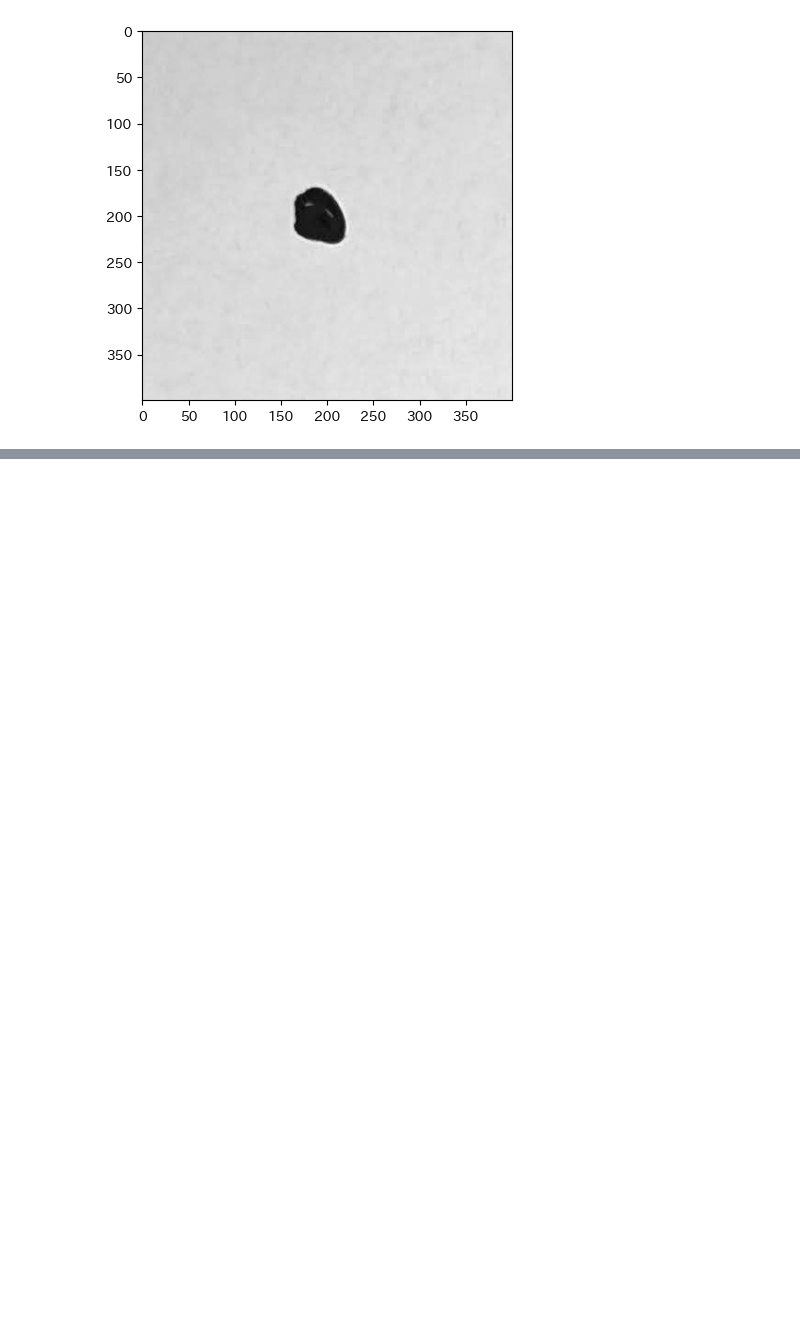
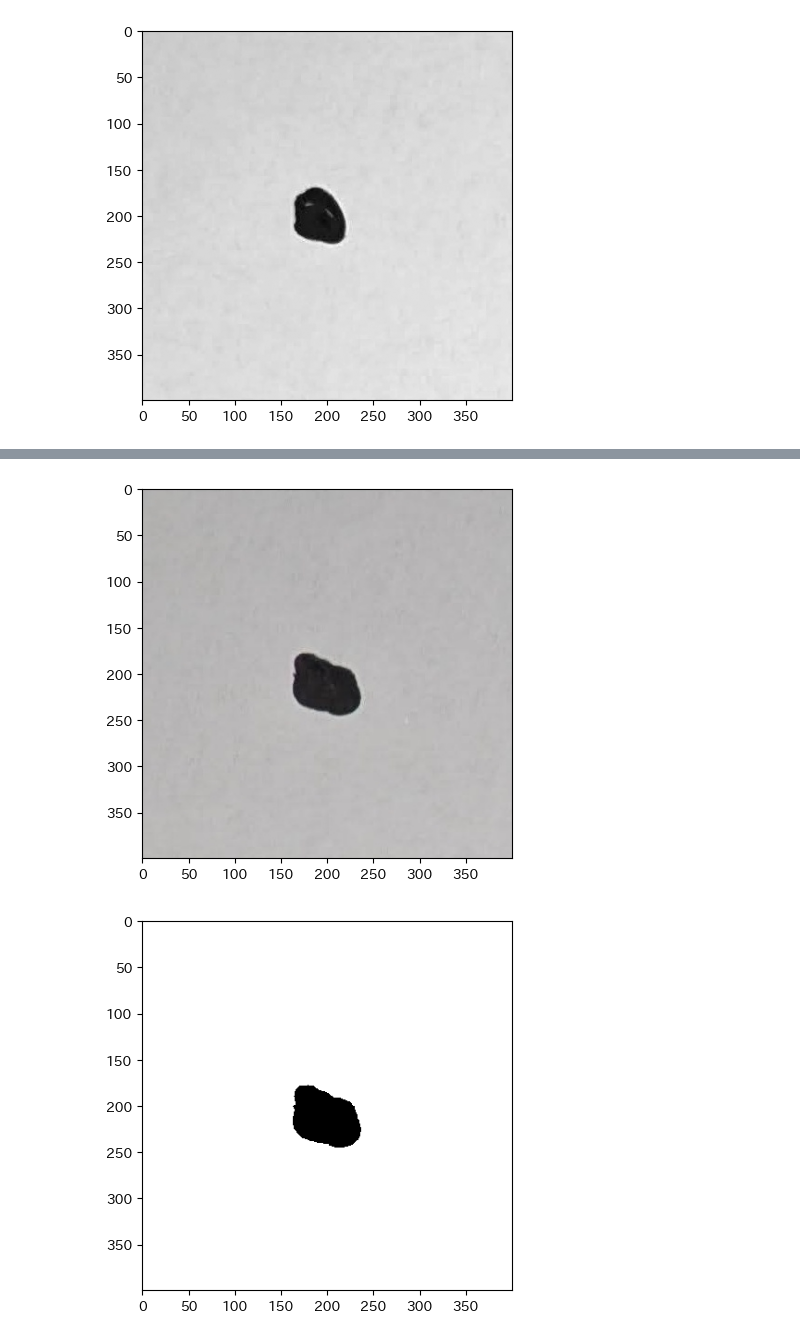
Before and after one commit to Takayoshi-Matsuyama/image_processing, a Jupyter notebook: binarization.ipynb, the cells around one changed output, grey strips where cells are left out. Drawn from its saved outputs; the diff is of its cells as text; code cells hidden in the pictures; blank space fills up the shorter version.

```diff
--- a/binarization.ipynb
+++ b/binarization.ipynb
@@ -27,0 +47,23 @@ gray_image.shape=(400, 400)
+# %%
+import cv2 as cv
+import matplotlib.pyplot as plt
+
+def binarize_image(image_path: str, threshold: int):
+    """画像を読み込み、グレースケール変換、二値化して表示する関数
+    Args:
+        image_path (str): 画像のパス
+        threshold (int): 二値化の閾値
+    """
+    image = cv.imread(image_path)  # 画像読み込み
+    plt.imshow(cv.cvtColor(image, cv.COLOR_BGR2RGB))  # 表示。BGR -> RGBへ変換
+    plt.show()
+
+    gray_image = cv.cvtColor(image, cv.COLOR_BGR2GRAY)  # グレースケール変換
+    _, binary_image = cv.threshold(gray_image, threshold, 255, cv.THRESH_BINARY)  # 二値化
+    plt.imshow(binary_image, cmap='gray')  # 表示。二値化画像をグレースケールで表示
+    plt.show()
+# %%
+binarize_image('data/single_dot_image02.jpg', threshold=127)
+# %% [output]
+[figure, added]
+[figure, added]
```
Also changed, not shown: parts of 18 cells of this notebook.
